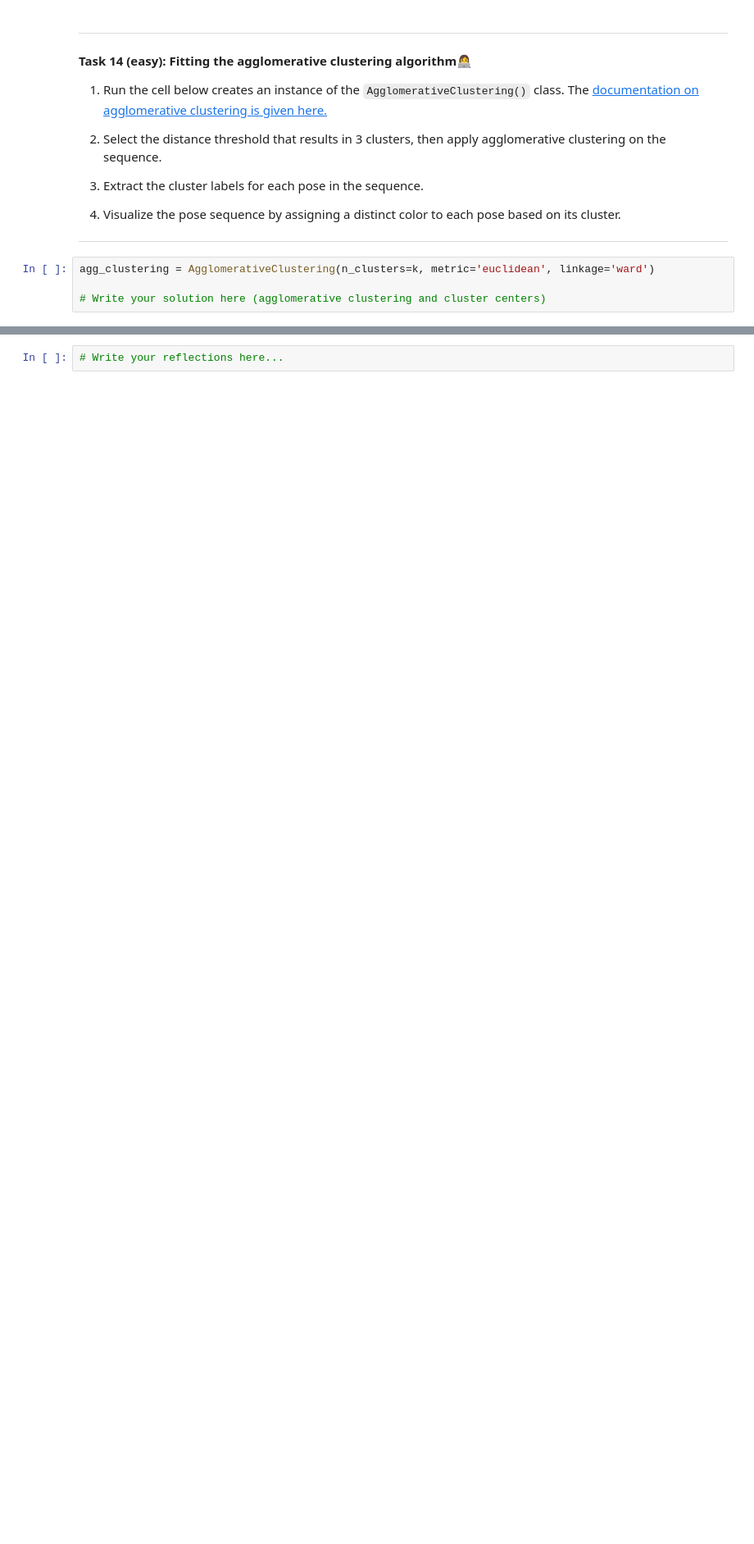
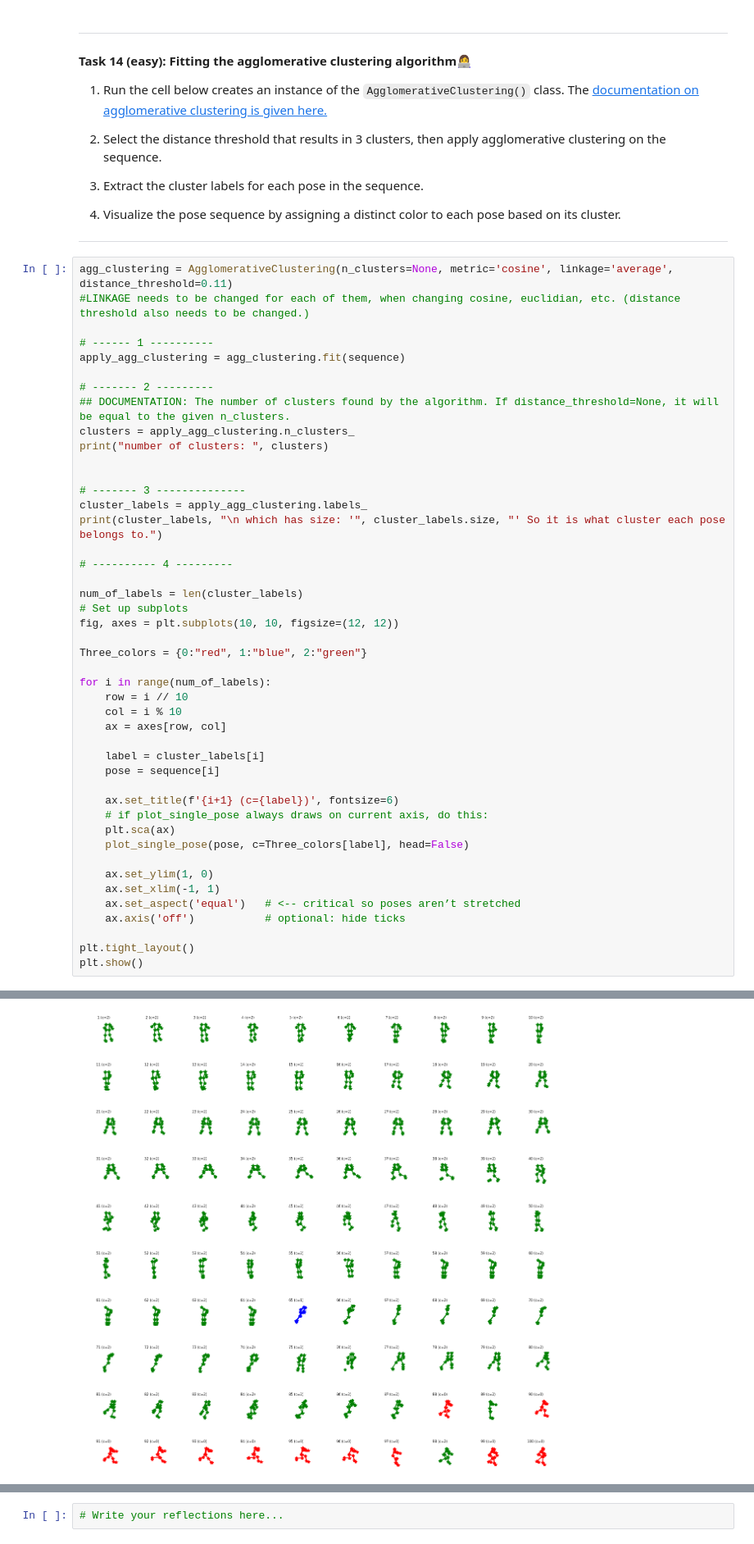
Before and after one commit to Casper2411/MachineLearningExercises, a Jupyter notebook: W13/01-Clustering.ipynb, the cells around one changed output, grey strips where cells are left out. Shown at 82% size. Cells and saved outputs as stored; diff of their text form; blank space fills up the shorter version.

```diff
--- a/W13/01-Clustering.ipynb
+++ b/W13/01-Clustering.ipynb
@@ -569,6 +569,48 @@ Dendrogram = shc.dendrogram(linkage_matrix)
 
 ---
 # %%
-agg_clustering = AgglomerativeClustering(n_clusters=k, metric='euclidean', linkage='ward')
+agg_clustering = AgglomerativeClustering(n_clusters=None, metric='cosine', linkage='average', distance_threshold=0.11)
+#LINKAGE needs to be changed for each of them, when changing cosine, euclidian, etc. (distance threshold also needs to be changed.)
 
-# Write your solution here (agglomerative clustering and cluster centers)
+# ------ 1 ----------
+apply_agg_clustering = agg_clustering.fit(sequence)
+
+# ------- 2 ---------
+## DOCUMENTATION: The number of clusters found by the algorithm. If distance_threshold=None, it will be equal to the given n_clusters.
+clusters = apply_agg_clustering.n_clusters_
+print("number of clusters: ", clusters)
+
+
+# ------- 3 --------------
+cluster_labels = apply_agg_clustering.labels_
+print(cluster_labels, "\n which has size: '", cluster_labels.size, "' So it is what cluster each pose belongs to.")
+
+# ---------- 4 ---------
+
+num_of_labels = len(cluster_labels)
+# Set up subplots
+fig, axes = plt.subplots(10, 10, figsize=(12, 12))
+
+Three_colors = {0:"red", 1:"blue", 2:"green"}
+
+for i in range(num_of_labels):
+    row = i // 10
+    col = i % 10
+    ax = axes[row, col]
+
+    label = cluster_labels[i]
+    pose = sequence[i]
+
+    ax.set_title(f'{i+1} (c={label})', fontsize=6)
+    # if plot_single_pose always draws on current axis, do this:
+    plt.sca(ax)
+    plot_single_pose(pose, c=Three_colors[label], head=False)
+
+    ax.set_ylim(1, 0)
+    ax.set_xlim(-1, 1)
+    ax.set_aspect('equal')   # <-- critical so poses aren’t stretched
+    ax.axis('off')           # optional: hide ticks
+
+plt.tight_layout()
+plt.show()
+# %% [output]
@@ -575,3 +622,4 @@ agg_clustering = AgglomerativeClustering(n_clusters=k, metric='euclidean', linka
+[figure, added]
 # %% [markdown]
 
 ---
```
Also changed, not shown: parts of 3 cells of this notebook.
